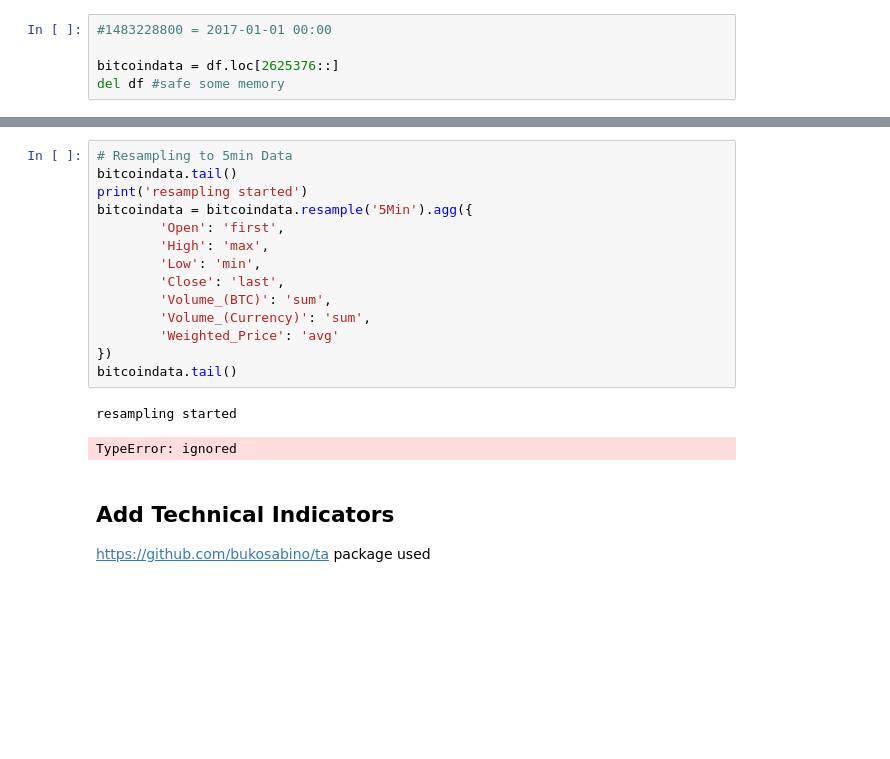
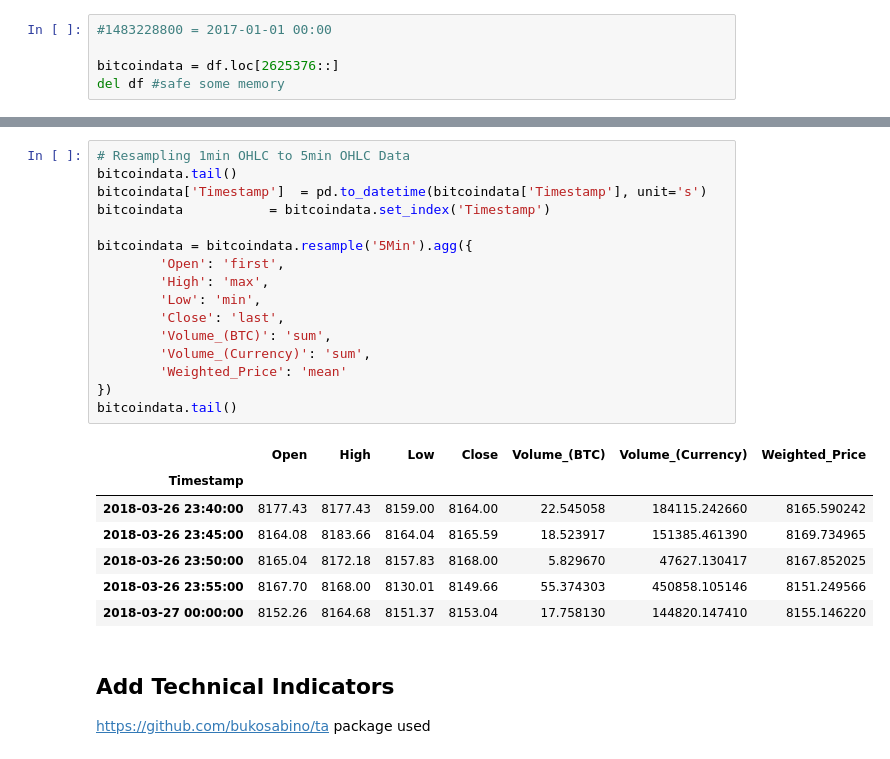
Before and after one commit to JohannesFerner/playing-with-tensorflow, a Jupyter notebook: first.ipynb, the cells around one changed output, grey strips where cells are left out. Drawn from its saved outputs; the diff is of its cells as text; blank space fills up the shorter version.

```diff
--- a/first.ipynb
+++ b/first.ipynb
@@ -91,20 +104,27 @@ del df #safe some memory
 # %%
-# Resampling to 5min Data
+# Resampling 1min OHLC to 5min OHLC Data
 bitcoindata.tail()
-print('resampling started')
+bitcoindata['Timestamp']  = pd.to_datetime(bitcoindata['Timestamp'], unit='s')
+bitcoindata           = bitcoindata.set_index('Timestamp')
+
 bitcoindata = bitcoindata.resample('5Min').agg({
         'Open': 'first',
         'High': 'max',
         'Low': 'min',
         'Close': 'last',
         'Volume_(BTC)': 'sum',
         'Volume_(Currency)': 'sum',
-        'Weighted_Price': 'avg'
+        'Weighted_Price': 'mean'
 })
 bitcoindata.tail()
 # %% [output]
-resampling started
-TypeError: ignored
+|  | Open | High | Low | Close | Volume_(BTC) | Volume_(Currency) | Weighted_Price |
+| Timestamp |  |  |  |  |  |  |  |
+| 2018-03-26 23:40:00 | 8177.43 | 8177.43 | 8159.00 | 8164.00 | 22.545058 | 184115.242660 | 8165.590242 |
+| 2018-03-26 23:45:00 | 8164.08 | 8183.66 | 8164.04 | 8165.59 | 18.523917 | 151385.461390 | 8169.734965 |
+| 2018-03-26 23:50:00 | 8165.04 | 8172.18 | 8157.83 | 8168.00 | 5.829670 | 47627.130417 | 8167.852025 |
+| 2018-03-26 23:55:00 | 8167.70 | 8168.00 | 8130.01 | 8149.66 | 55.374303 | 450858.105146 | 8151.249566 |
+| 2018-03-27 00:00:00 | 8152.26 | 8164.68 | 8151.37 | 8153.04 | 17.758130 | 144820.147410 | 8155.146220 |
 # %% [markdown]
 ## Add Technical Indicators
 https://github.com/bukosabino/ta package used
```
Also changed, not shown: parts of 13 cells of this notebook.
